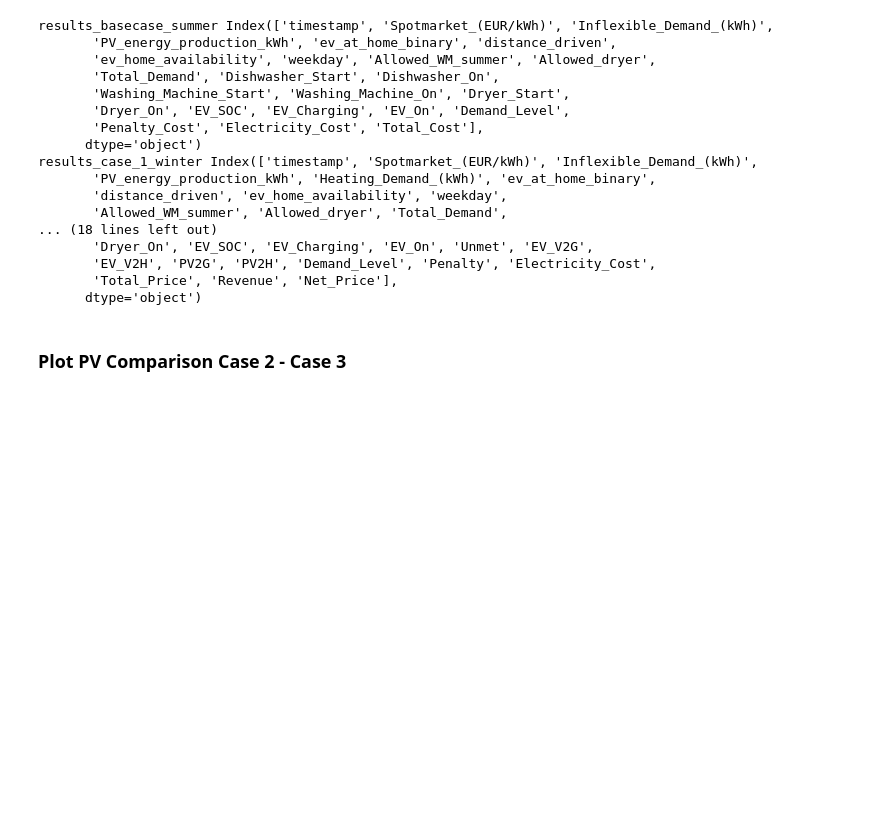
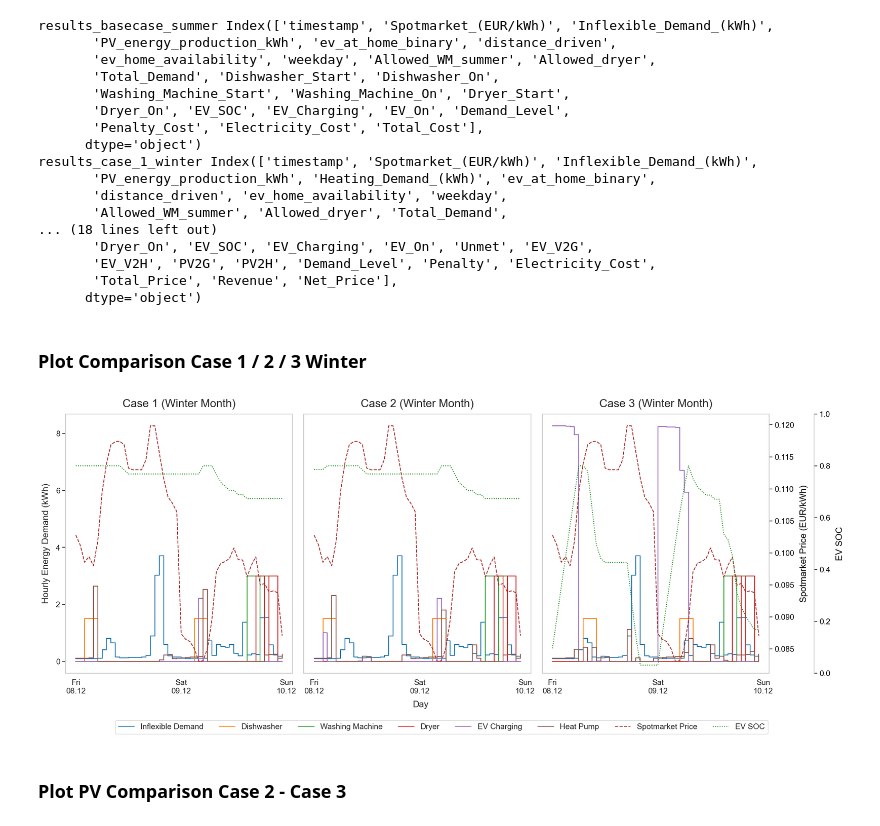
Before and after one commit to sewaelty/optimization_project, a Jupyter notebook: main/final_plots.ipynb, the cells around one changed output. Drawn from its saved outputs; the diff is of its cells as text; code cells hidden in the pictures; blank space fills up the shorter version.

Commit message:
final plot added

```diff
--- a/main/final_plots.ipynb
+++ b/main/final_plots.ipynb
@@ -46,3 +46,5 @@ results_case_1_winter Index(['timestamp', 'Spotmarket_(EUR/kWh)', 'Inflexible_De
        'EV_V2H', 'PV2G', 'PV2H', 'Demand_Level', 'Penalty', 'Electricity_Cost',
        'Total_Price', 'Revenue', 'Net_Price'],
       dtype='object')
+# %% [markdown]
+### Plot Comparison Case 1 / 2 / 3 Winter
@@ -49,3 +204,14 @@ results_case_1_winter Index(['timestamp', 'Spotmarket_(EUR/kWh)', 'Inflexible_De
+# %%
+plot_energy_profiles_comparison(
+    results_list=[results_case_1_winter, results_case_2_winter, results_case_3_winter],
+    titles="Comparison of Weekly Demand Profiles (Winter)",
+    labels=["Case 1 (Winter Month)", "Case 2 (Winter Month)","Case 3 (Winter Month)"],
+    save_filename="winter_comparison.png",
+    min_time=24*7,
+    max_time=24*9
+)
+# %% [output]
+[figure, added]
 # %% [markdown]
 ### Plot PV Comparison Case 2 - Case 3
 # %%
```
Also changed, not shown: parts of 1 cell of this notebook, 3 other files.
